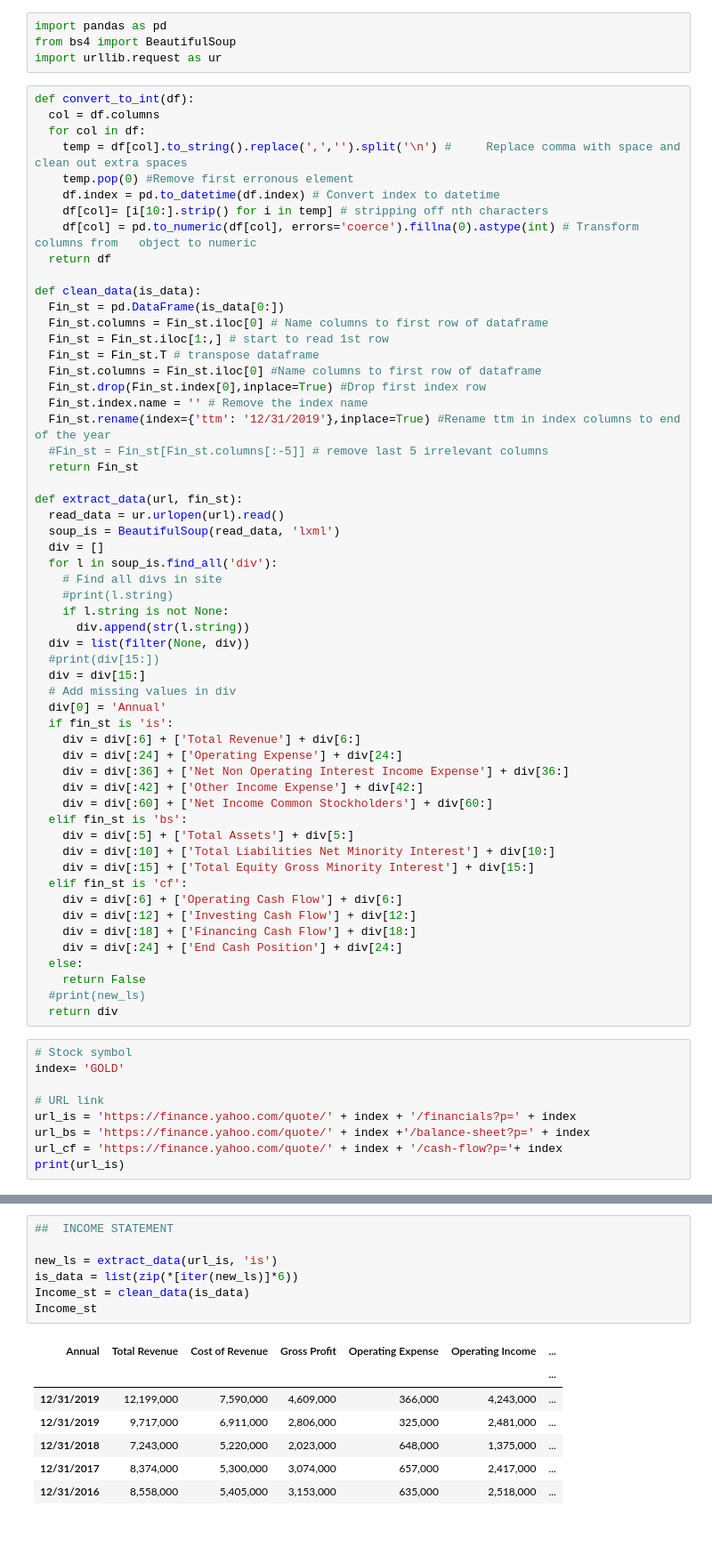
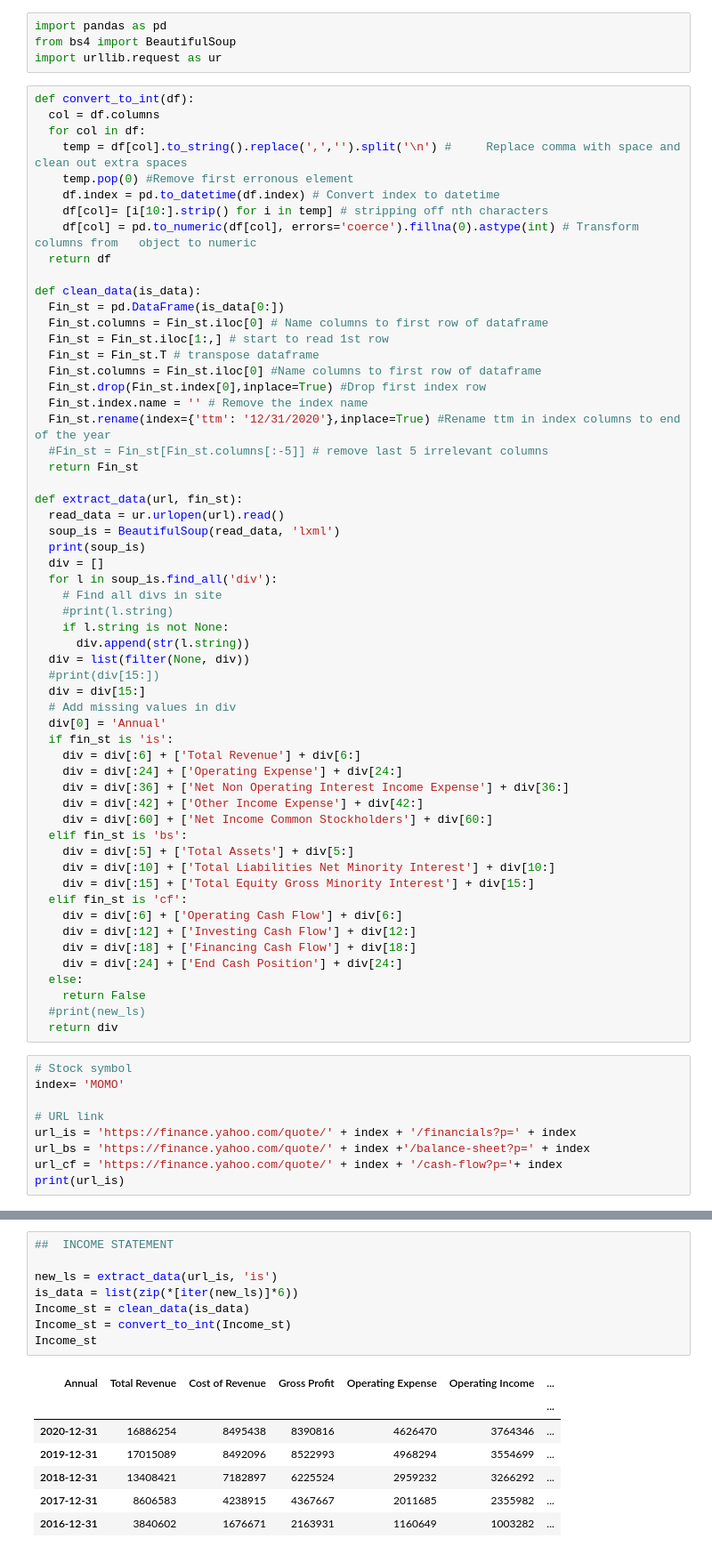
Before and after one commit to jaimebaldeon/Financial-Stock-Prediction, a Jupyter notebook: financialStocks_1.ipynb, the cells around one changed output, grey strips where cells are left out. Shown: that part at 89% size. Saved outputs shown, nothing was run; the diff lists cells and outputs as text.

```diff
--- a/financialStocks_1.ipynb
+++ b/financialStocks_1.ipynb
@@ -87,13 +87,14 @@ def clean_data(is_data):
   Fin_st.columns = Fin_st.iloc[0] #Name columns to first row of dataframe
   Fin_st.drop(Fin_st.index[0],inplace=True) #Drop first index row
   Fin_st.index.name = '' # Remove the index name
-  Fin_st.rename(index={'ttm': '12/31/2019'},inplace=True) #Rename ttm in index columns to end of the year
+  Fin_st.rename(index={'ttm': '12/31/2020'},inplace=True) #Rename ttm in index columns to end of the year
   #Fin_st = Fin_st[Fin_st.columns[:-5]] # remove last 5 irrelevant columns
   return Fin_st
 
 def extract_data(url, fin_st):
   read_data = ur.urlopen(url).read()
   soup_is = BeautifulSoup(read_data, 'lxml')
+  print(soup_is)
   div = []
   for l in soup_is.find_all('div'):
     # Find all divs in site
@@ -126,7 +127,7 @@ def extract_data(url, fin_st):
   return div
 # %%
 # Stock symbol
-index= 'GOLD'
+index= 'MOMO'
 
 # URL link
 url_is = 'https://finance.yahoo.com/quote/' + index + '/financials?p=' + index
@@ -138,18 +139,19 @@ https://finance.yahoo.com/quote/GOLD/financials?p=GOLD
 # %%
 ##  INCOME STATEMENT
 
 new_ls = extract_data(url_is, 'is')
 is_data = list(zip(*[iter(new_ls)]*6))
 Income_st = clean_data(is_data)
+Income_st = convert_to_int(Income_st)
 Income_st
 # %% [output]
 | Annual | Total Revenue | Cost of Revenue | Gross Profit | Operating Expense | Operating Income | ... |
 |  |  |  |  |  |  | ... |
-| 12/31/2019 | 12,199,000 | 7,590,000 | 4,609,000 | 366,000 | 4,243,000 | ... |
-| 12/31/2019 | 9,717,000 | 6,911,000 | 2,806,000 | 325,000 | 2,481,000 | ... |
-| 12/31/2018 | 7,243,000 | 5,220,000 | 2,023,000 | 648,000 | 1,375,000 | ... |
-| 12/31/2017 | 8,374,000 | 5,300,000 | 3,074,000 | 657,000 | 2,417,000 | ... |
-| 12/31/2016 | 8,558,000 | 5,405,000 | 3,153,000 | 635,000 | 2,518,000 | ... |
+| 2020-12-31 | 16886254 | 8495438 | 8390816 | 4626470 | 3764346 | ... |
+| 2019-12-31 | 17015089 | 8492096 | 8522993 | 4968294 | 3554699 | ... |
+| 2018-12-31 | 13408421 | 7182897 | 6225524 | 2959232 | 3266292 | ... |
+| 2017-12-31 | 8606583 | 4238915 | 4367667 | 2011685 | 2355982 | ... |
+| 2016-12-31 | 3840602 | 1676671 | 2163931 | 1160649 | 1003282 | ... |
 # %%
 ##  BALANCE SHEET
 
```
Also changed, not shown: parts of 7 cells of this notebook.
